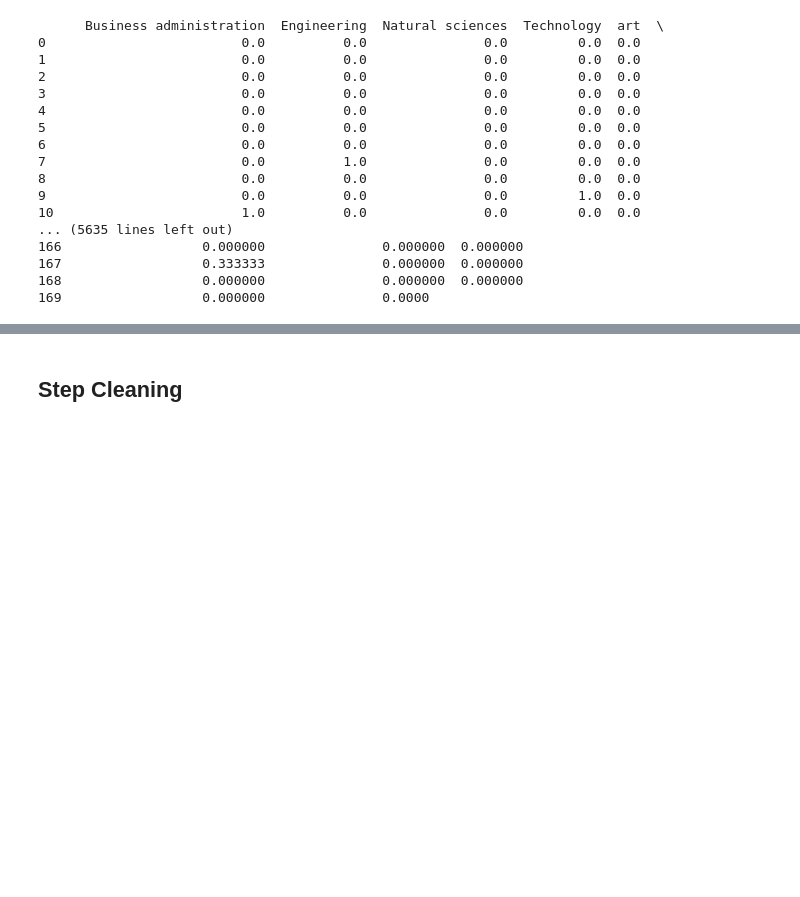
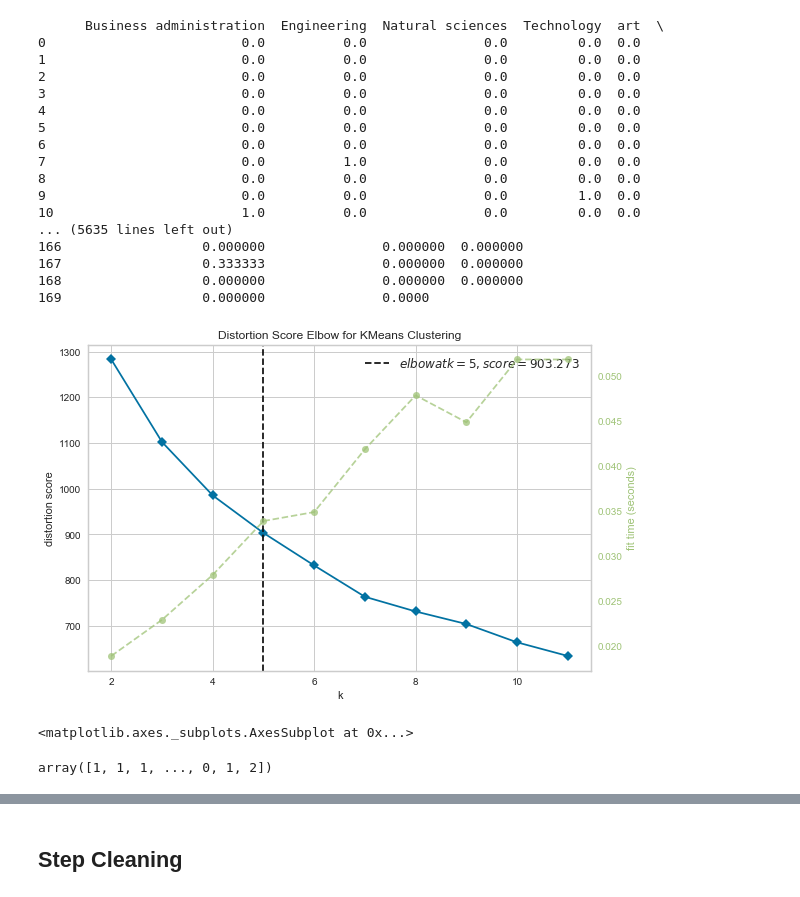
Before and after one commit to B1o0b1/Ayiti_analytics_capstone_project, a Jupyter notebook: initial_notebook.ipynb, the cells around one changed output, grey strips where cells are left out. Saved outputs shown, nothing was run; the diff lists cells and outputs as text; code cells hidden in the pictures; blank space fills up the shorter version.

```diff
--- a/initial_notebook.ipynb
+++ b/initial_notebook.ipynb
@@ -1536,9 +1556,9 @@ scaler = preprocessing.StandardScaler()
 
 x_scaled = min_max_scaler.fit_transform(x)
 
-check = pd.DataFrame(x_scaled,columns =cluster_dataset.columns)
+df_part_clustering = pd.DataFrame(x_scaled,columns =cluster_dataset.columns)
 
-check
+df_part_clustering
 # %% [output]
       Business administration  Engineering  Natural sciences  Technology  art  \
 0                         0.0          0.0               0.0         0.0  0.0
@@ -1557,3 +1577,28 @@ check
 167                  0.333333               0.000000  0.000000
 168                  0.000000               0.000000  0.000000
 169                  0.000000               0.0000
+# %%
+import matplotlib as mpl
+from sklearn.cluster import KMeans
+from sklearn.datasets import make_blobs
+
+from yellowbrick.cluster import KElbowVisualizer, SilhouetteVisualizer
+
+mpl.rcParams["figure.figsize"] = (9,6)
+# %%
+model = KMeans()
+visualizer = KElbowVisualizer(model, k=(2,12))
+# %%
+visualizer.fit(df_part_clustering)    # Fit the data to the visualizer
+visualizer.poof()    # Draw/show/poof the data
+# %% [output]
+[figure, added]
+<matplotlib.axes._subplots.AxesSubplot at 0x...>
+# %%
+kclusters = 5
+
+kmeans = KMeans(n_clusters=kclusters, random_state=0).fit(df_part_clustering)
+
+kmeans.labels_
+# %% [output]
+array([1, 1, 1, ..., 0, 1, 2])
```
Also changed, not shown: parts of 104 cells of this notebook, 1 other file.
